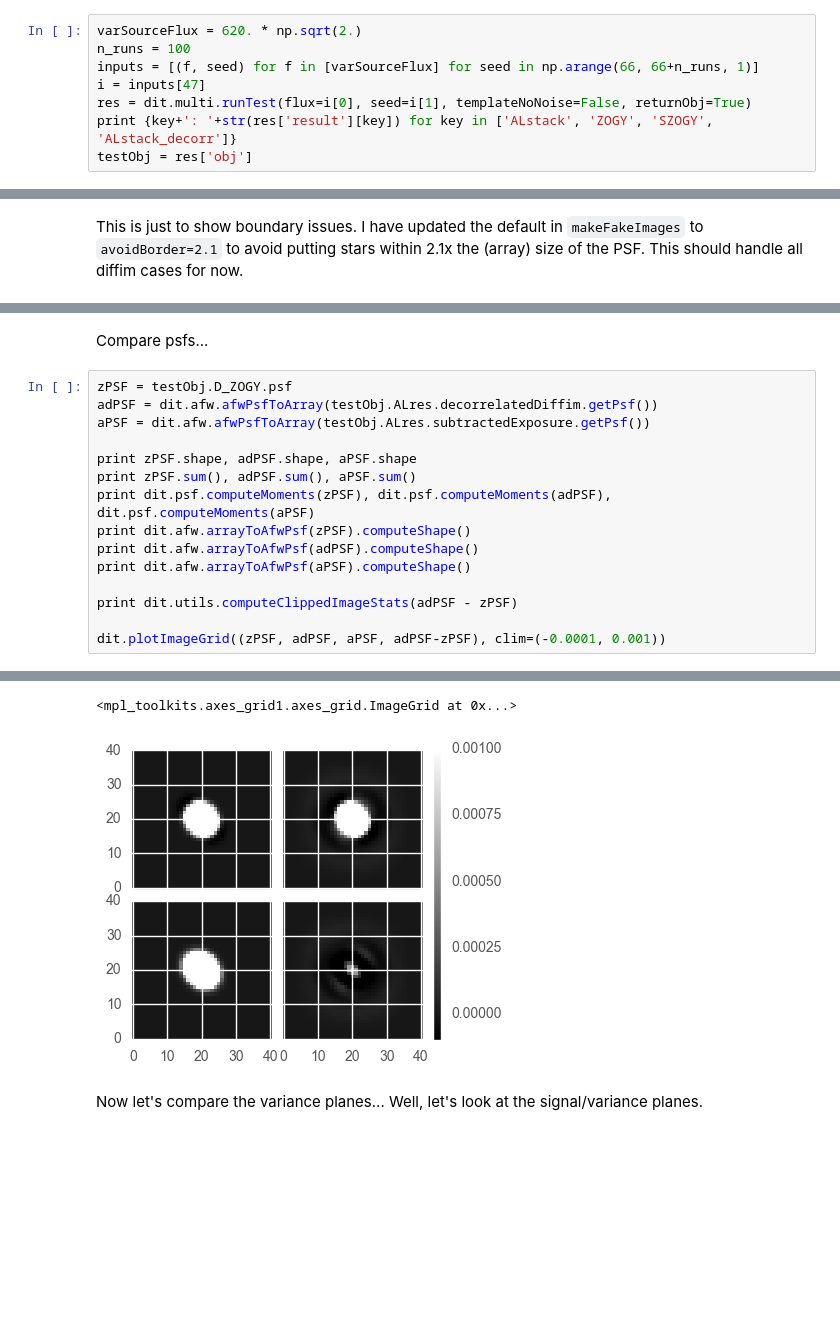
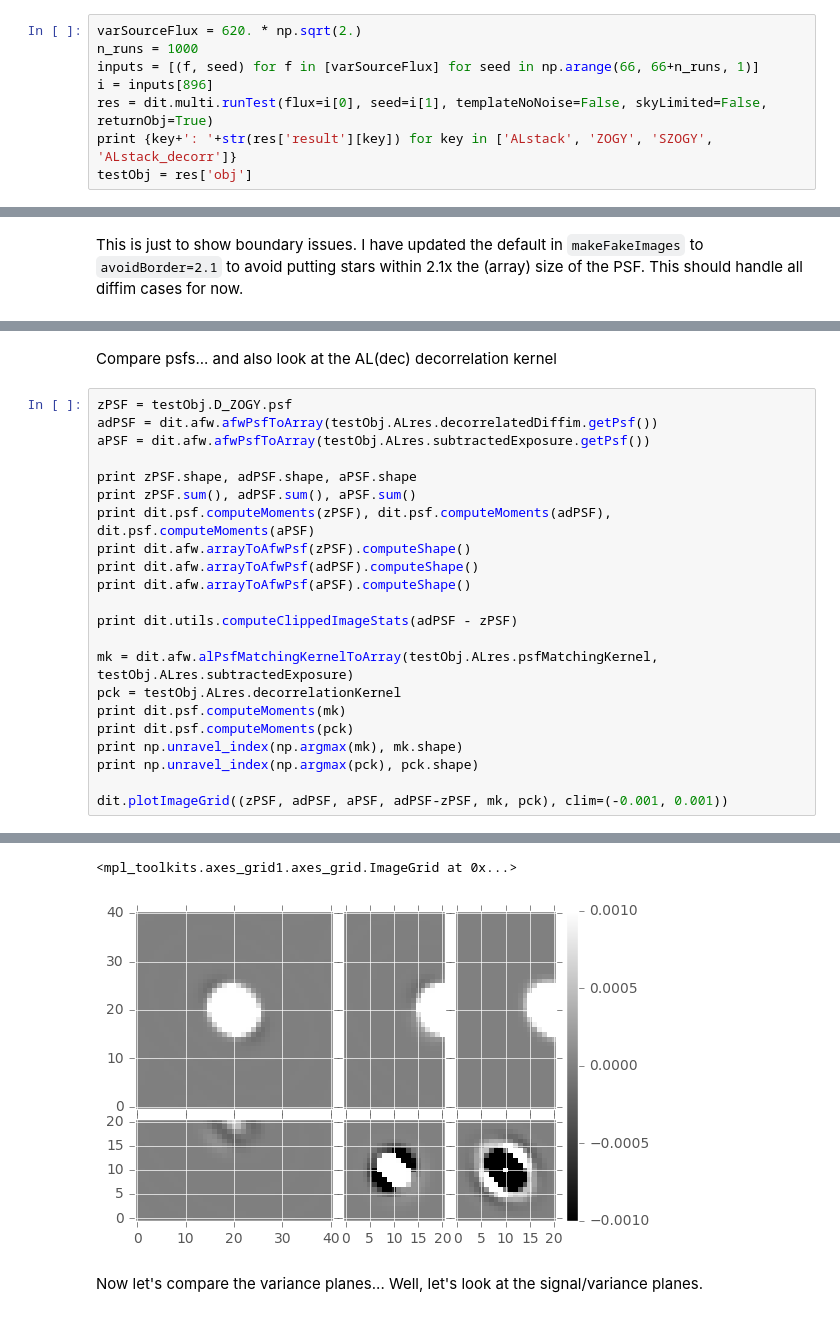
Before and after one commit to lsst-dm/diffimTests, a Jupyter notebook: 31. new tests.ipynb, the cells around one changed output, grey strips where cells are left out. Drawn from its saved outputs; the diff is of its cells as text; blank space fills up the shorter version.

```diff
--- a/31. new tests.ipynb
+++ b/31. new tests.ipynb
@@ -171,10 +152,10 @@ import numpy as np
 import diffimTests as dit
 # %%
 varSourceFlux = 620. * np.sqrt(2.)
-n_runs = 100
+n_runs = 1000
 inputs = [(f, seed) for f in [varSourceFlux] for seed in np.arange(66, 66+n_runs, 1)]
-i = inputs[47]
-res = dit.multi.runTest(flux=i[0], seed=i[1], templateNoNoise=False, returnObj=True)
+i = inputs[896]
+res = dit.multi.runTest(flux=i[0], seed=i[1], templateNoNoise=False, skyLimited=False, returnObj=True)
 print {key+': '+str(res['result'][key]) for key in ['ALstack', 'ZOGY', 'SZOGY', 'ALstack_decorr']}
 testObj = res['obj']
 # %% [output]
@@ -240,5 +210,5 @@ A&L(dec) - A&L: stats(mean=-0.032934006, stdev=6.7677746, min=-29.527901, max=33
-# %% [markdown]
-Compare psfs...
+# %% [markdown]
+Compare psfs... and also look at the AL(dec) decorrelation kernel
 # %%
 zPSF = testObj.D_ZOGY.psf
 adPSF = dit.afw.afwPsfToArray(testObj.ALres.decorrelatedDiffim.getPsf())
@@ -253,7 +223,14 @@ print dit.afw.arrayToAfwPsf(aPSF).computeShape()
 
 print dit.utils.computeClippedImageStats(adPSF - zPSF)
 
-dit.plotImageGrid((zPSF, adPSF, aPSF, adPSF-zPSF), clim=(-0.0001, 0.001))
+mk = dit.afw.alPsfMatchingKernelToArray(testObj.ALres.psfMatchingKernel, testObj.ALres.subtractedExposure)
+pck = testObj.ALres.decorrelationKernel
+print dit.psf.computeMoments(mk)
+print dit.psf.computeMoments(pck)
+print np.unravel_index(np.argmax(mk), mk.shape)
+print np.unravel_index(np.argmax(pck), pck.shape)
+
+dit.plotImageGrid((zPSF, adPSF, aPSF, adPSF-zPSF, mk, pck), clim=(-0.001, 0.001))
 # %% [output]
 (41, 41) (41, 41) (41, 41)
 1.0 1.0 1.0
@@ -265,5 +246,5 @@ stats(mean=1.0324656693641882e-05, stdev=1.73051447515765e-05, min=-0.0004938288
 <mpl_toolkits.axes_grid1.axes_grid.ImageGrid at 0x...>
-[figure, old version]
+[figure, new version]
 # %% [markdown]
 Now let's compare the variance planes... Well, let's look at the signal/variance planes.
 # %%
```
Also changed, not shown: parts of 24 cells of this notebook.
